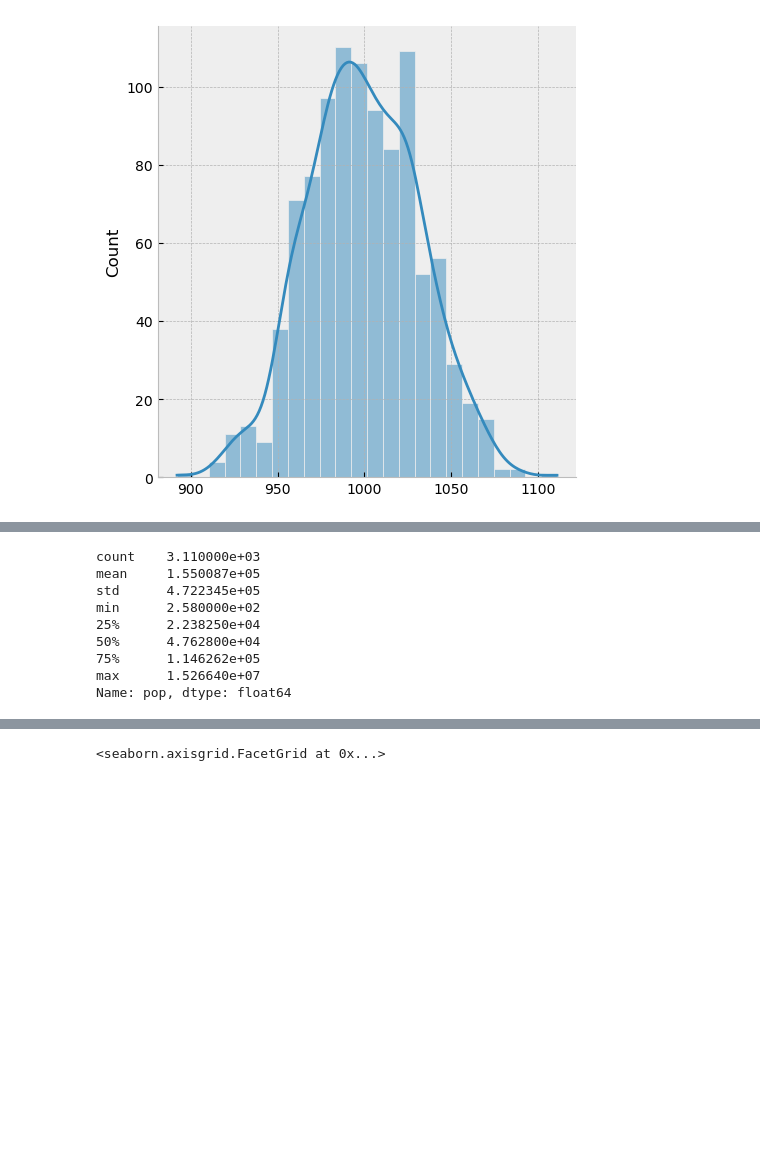
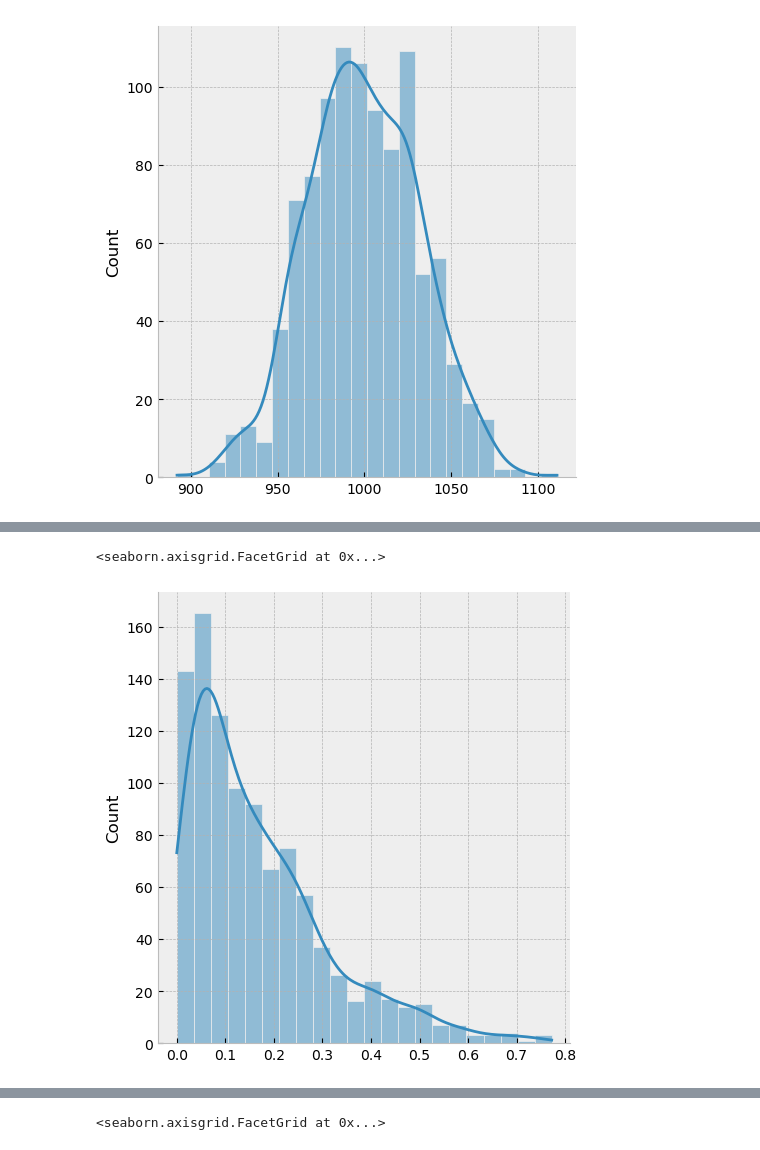
Before and after one commit to Alexchen666/Kidney-Cancer, a Jupyter notebook: Kidney Cancer BDA.ipynb, the cells around one changed output, grey strips where cells are left out. Drawn from its saved outputs; the diff is of its cells as text; code cells hidden in the pictures; blank space fills up the shorter version.

```diff
--- a/Kidney Cancer BDA.ipynb
+++ b/Kidney Cancer BDA.ipynb
@@ -195,12 +201,8 @@ sns.displot(rng.negative_binomial(1, 0.01, size = 1000), kde=True)
-# %%
-df['pop'].describe()
-# %% [output]
-count    3.110000e+03
-mean     1.550087e+05
-std      4.722345e+05
-min      2.580000e+02
-25%      2.238250e+04
-50%      4.762800e+04
-75%      1.146262e+05
-max      1.526640e+07
-Name: pop, dtype: float64
+# %%
+# the prior of kappa
+
+rng = np.random.default_rng(seed_split)
+sns.displot(rng.beta(1, 5, size=1000), kde=True)
+# %% [output]
+<seaborn.axisgrid.FacetGrid at 0x...>
+[figure, added]
```
Also changed, not shown: parts of 23 cells of this notebook.
